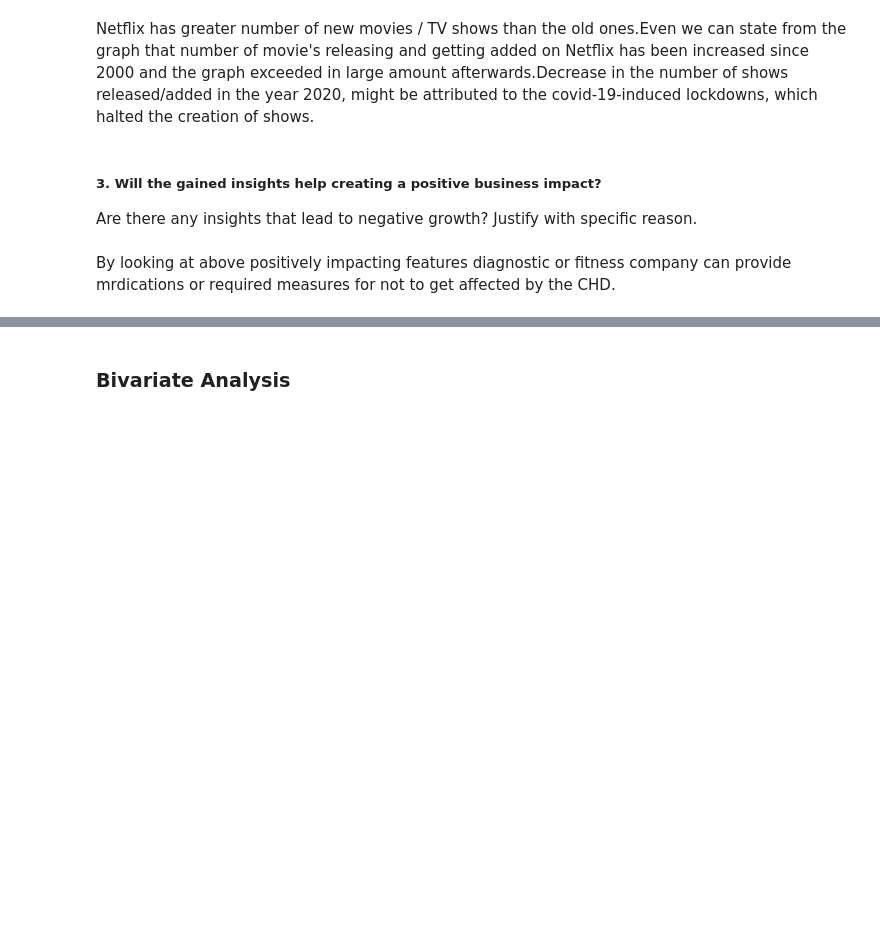
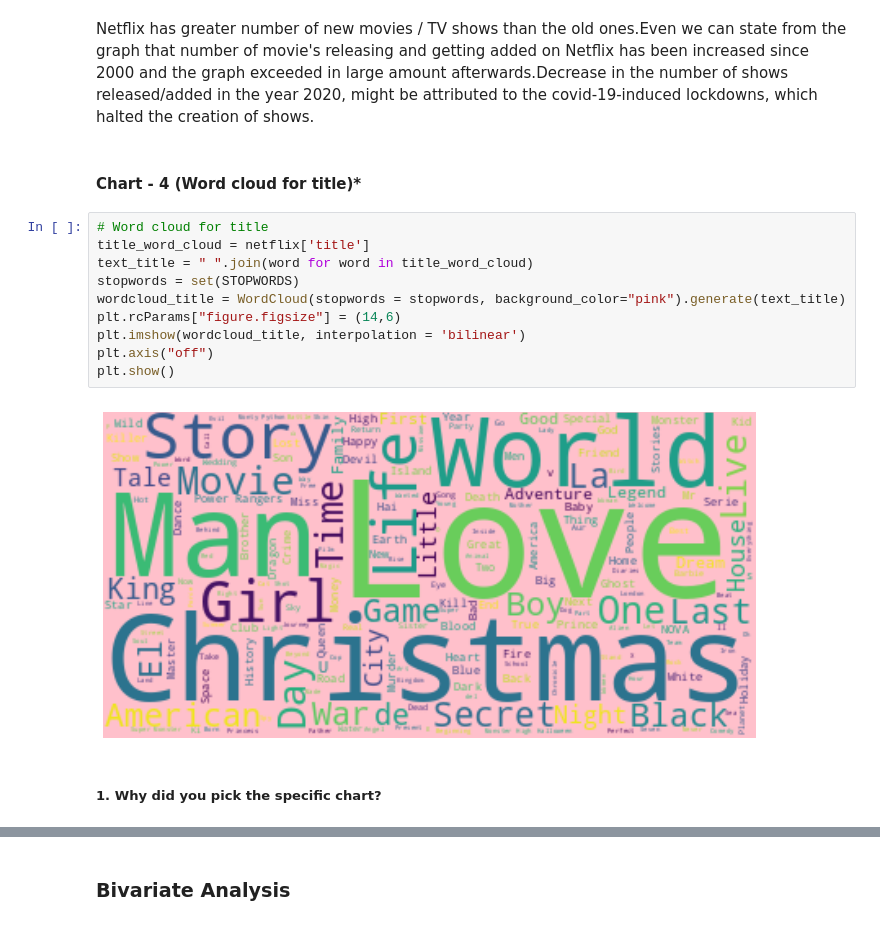
Before and after one commit to manjirikulkarni03/NETFLIX-MOVIES-AND-TV-SHOWS-CLUSTERING, a Jupyter notebook: INDIVIDUAL_NETFLIX_MOVIES_AND_TV_SHOWS_CLUSTERING.ipynb, the cells around one changed output, grey strips where cells are left out. Cells and saved outputs as stored; diff of their text form; blank space fills up the shorter version.

```diff
--- a/INDIVIDUAL_NETFLIX_MOVIES_AND_TV_SHOWS_CLUSTERING.ipynb
+++ b/INDIVIDUAL_NETFLIX_MOVIES_AND_TV_SHOWS_CLUSTERING.ipynb
@@ -393,8 +393,19 @@ We have choosed histogram to check in which month and year more shows/movies are
 ##### 2. What is/are the insight(s) found from the chart?
 # %% [markdown]
 Netflix has greater number of new movies / TV shows than the old ones.Even we can state from the graph that number of movie's releasing and getting added on Netflix has been increased since 2000 and the graph exceeded in large amount afterwards.Decrease in the number of shows released/added in the year 2020, might be attributed to the covid-19-induced lockdowns, which halted the creation of shows.
-# %% [markdown]
-##### 3. Will the gained insights help creating a positive business impact?
-Are there any insights that lead to negative growth? Justify with specific reason.
-# %% [markdown]
-By looking at above positively impacting features diagnostic or fitness company can provide mrdications or required measures for not to get affected by the CHD.
+# %% [markdown]
+#### Chart - 4 (Word cloud for title)*
+# %%
+# Word cloud for title
+title_word_cloud = netflix['title']
+text_title = " ".join(word for word in title_word_cloud)
+stopwords = set(STOPWORDS)
+wordcloud_title = WordCloud(stopwords = stopwords, background_color="pink").generate(text_title)
+plt.rcParams["figure.figsize"] = (14,6)
+plt.imshow(wordcloud_title, interpolation = 'bilinear')
+plt.axis("off")
+plt.show()
+# %% [output]
+[figure, added]
+# %% [markdown]
+##### 1. Why did you pick the specific chart?
```
Also changed, not shown: parts of 14 cells of this notebook.
